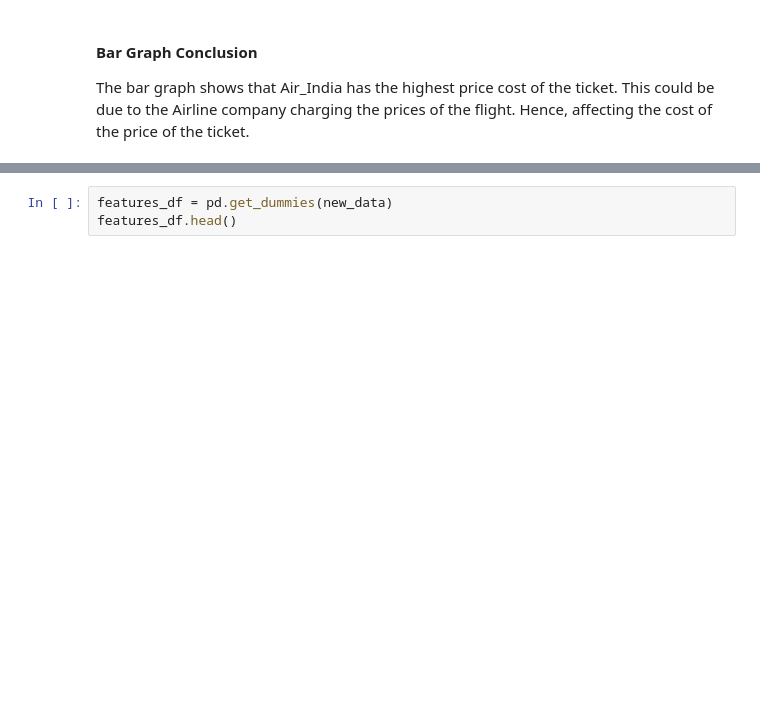
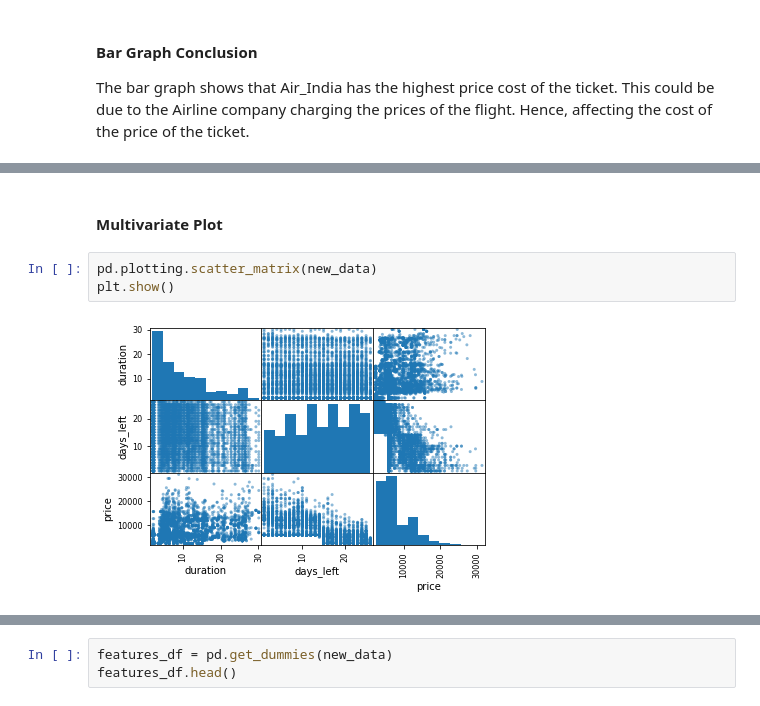
Before and after one commit to JIAWEI68/sch-work-jupiter, a Jupyter notebook: Project/Assignment.ipynb, the cells around one changed output, grey strips where cells are left out. Drawn from its saved outputs; the diff is of its cells as text; blank space fills up the shorter version.

```diff
--- a/Project/Assignment.ipynb
+++ b/Project/Assignment.ipynb
@@ -171,0 +187,7 @@ Assumption:
+# %% [markdown]
+#### Multivariate Plot
+# %%
+pd.plotting.scatter_matrix(new_data)
+plt.show()
+# %% [output]
+[figure, added]
```
Also changed, not shown: parts of 23 cells of this notebook, 2 other files.
